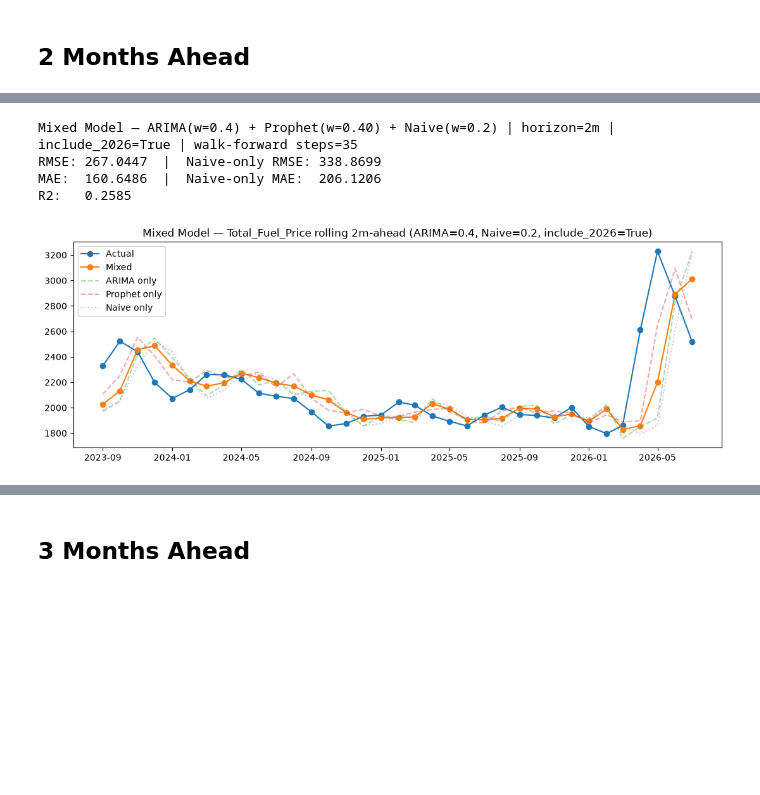
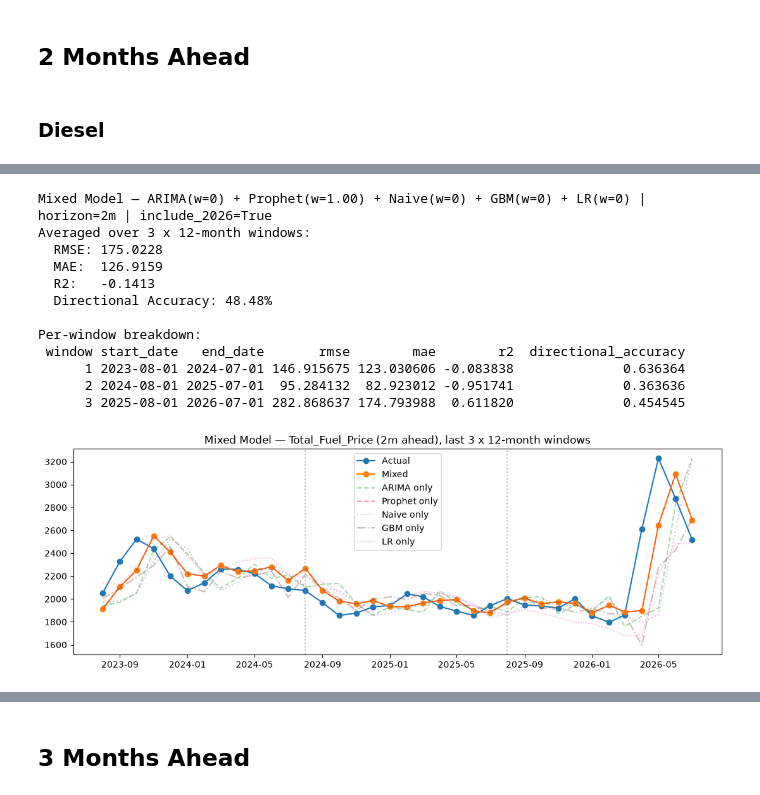
Before and after one commit to Trist4/fools-optimum, a Jupyter notebook: notebooks/mixed_model.ipynb, the cells around one changed output, grey strips where cells are left out. Cells and saved outputs as stored; diff of their text form; code cells hidden in the pictures; blank space fills up the shorter version.

Commit message:
Ensemble methods with best weightings

```diff
--- a/notebooks/mixed_model.ipynb
+++ b/notebooks/mixed_model.ipynb
@@ -265,5 +499,7 @@ R2:   0.9239
 # %% [markdown]
 ## 2 Months Ahead
+# %% [markdown]
+### Diesel
 # %%
-results = run_mixed_model(deisel_df, features_2M_diesel, FORECAST_HORIZON=2)
+results = run_mixed_model(deisel_df, features_2M_diesel, features_1M_lr, FORECAST_HORIZON=2, ARIMA_WEIGHT=0, NAIVE_WEIGHT=0, GBM_WEIGHT=0, LR_WEIGHT=0)
 # %% [output]
@@ -287,5 +523,13 @@ results = run_mixed_model(deisel_df, features_2M_diesel, FORECAST_HORIZON=2)
-Mixed Model — ARIMA(w=0.4) + Prophet(w=0.40) + Naive(w=0.2) | horizon=2m | include_2026=True | walk-forward steps=35
-RMSE: 267.0447  |  Naive-only RMSE: 338.8699
-MAE:  160.6486  |  Naive-only MAE:  206.1206
-R2:   0.2585
+Mixed Model — ARIMA(w=0) + Prophet(w=1.00) + Naive(w=0) + GBM(w=0) + LR(w=0) | horizon=2m | include_2026=True
+Averaged over 3 x 12-month windows:
+  RMSE: 175.0228
+  MAE:  126.9159
+  R2:   -0.1413
+  Directional Accuracy: 48.48%
+
+Per-window breakdown:
+ window start_date   end_date       rmse        mae        r2  directional_accuracy
+      1 2023-08-01 2024-07-01 146.915675 123.030606 -0.083838              0.636364
+      2 2024-08-01 2025-07-01  95.284132  82.923012 -0.951741              0.363636
+      3 2025-08-01 2026-07-01 282.868637 174.793988  0.611820              0.454545
-[figure, old version]
+[figure, new version]
```
Also changed, not shown: parts of 39 cells of this notebook.
